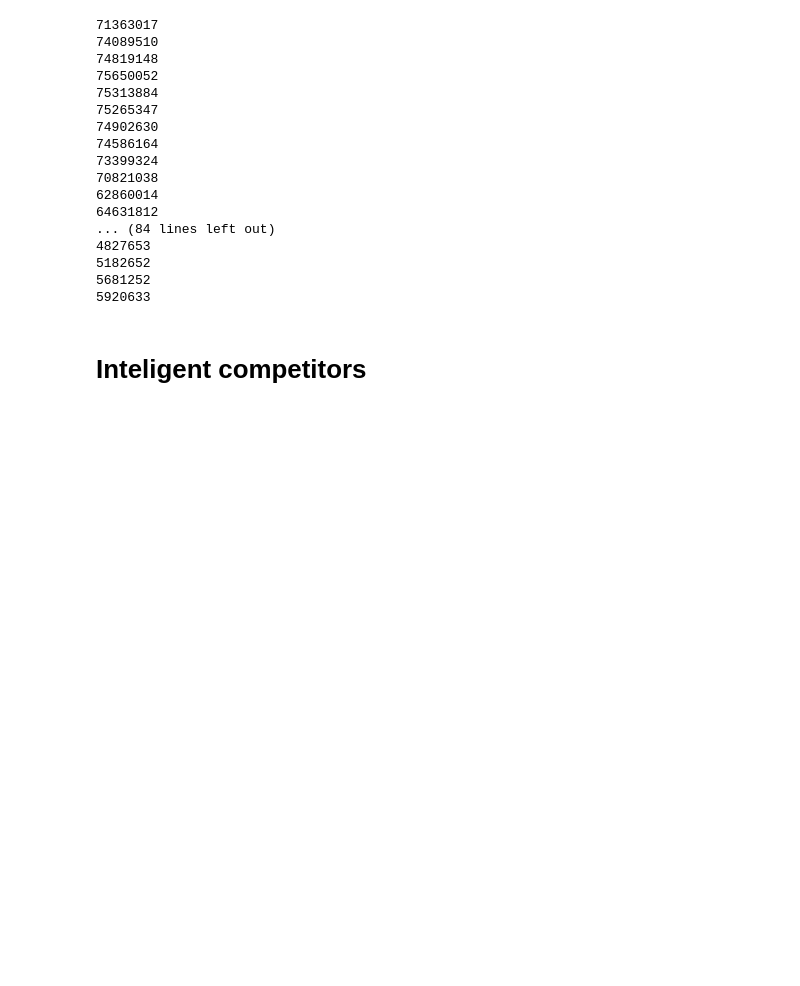
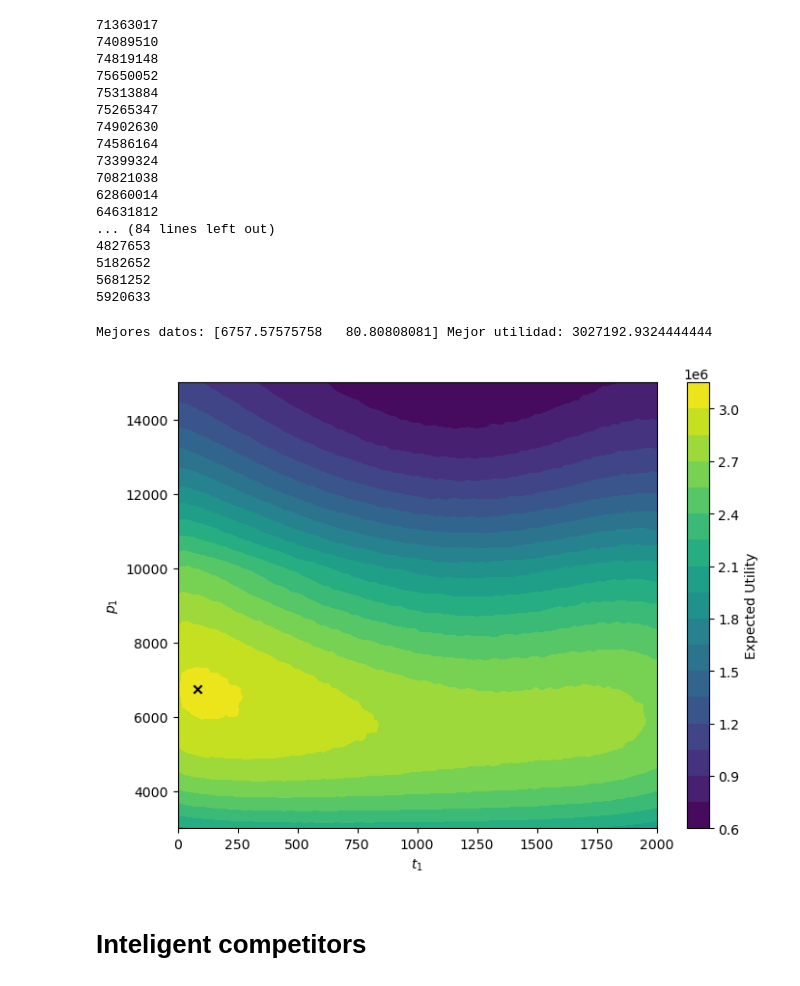
Before and after one commit to pablogarciarce/ProductLaunching, a Jupyter notebook: ProdLaunch.ipynb, the cells around one changed output. Drawn from its saved outputs; the diff is of its cells as text; code cells hidden in the pictures; blank space fills up the shorter version.

```diff
--- a/ProdLaunch.ipynb
+++ b/ProdLaunch.ipynb
@@ -690,6 +686,34 @@ for p1 in np.linspace(3000, 15000, 10):
 5182652
 5681252
 5920633
+# %%
+resultados = np.load('resultados_multiple_items.npy')
+
+indice_mejor = np.argmax(resultados[:, 2])
+mejor_datos = resultados[indice_mejor, :2]
+mejor_util = resultados[indice_mejor, 2]
+
+print("Mejores datos:", mejor_datos, "Mejor utilidad:", mejor_util)
+
+
+p1_vals = resultados[:, 0]
+t1_vals = resultados[:, 1]
+util_vals = resultados[:, 2]
+
+p1_unique = np.unique(p1_vals)
+t1_unique = np.unique(t1_vals)
+util_matrix = util_vals.reshape(len(p1_unique), len(t1_unique))
+
+plt.figure(figsize=(8, 6))
+contourf = plt.contourf(t1_unique, p1_unique, util_matrix, levels=20, cmap='viridis')
+plt.colorbar(contourf, label='Expected Utility')
+plt.scatter(mejor_datos[1], mejor_datos[0], marker='x', c='black')
+plt.xlabel('$t_1$')
+plt.ylabel('$p_1$')
+plt.show()
+# %% [output]
+Mejores datos: [6757.57575758   80.80808081] Mejor utilidad: 3027192.9324444444
+[figure, added]
 # %% [markdown]
 # Inteligent competitors
 # %%
```
Also changed, not shown: parts of 9 cells of this notebook, 5 other files.
